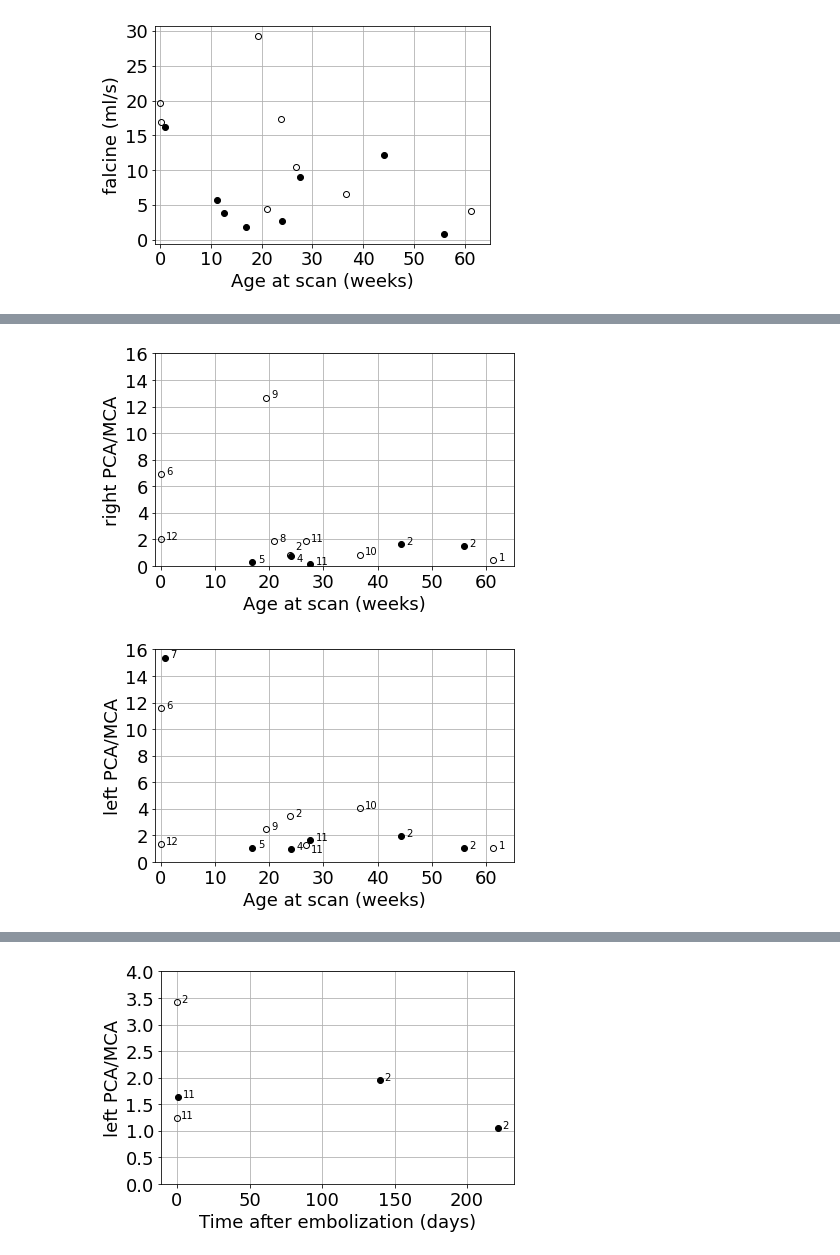
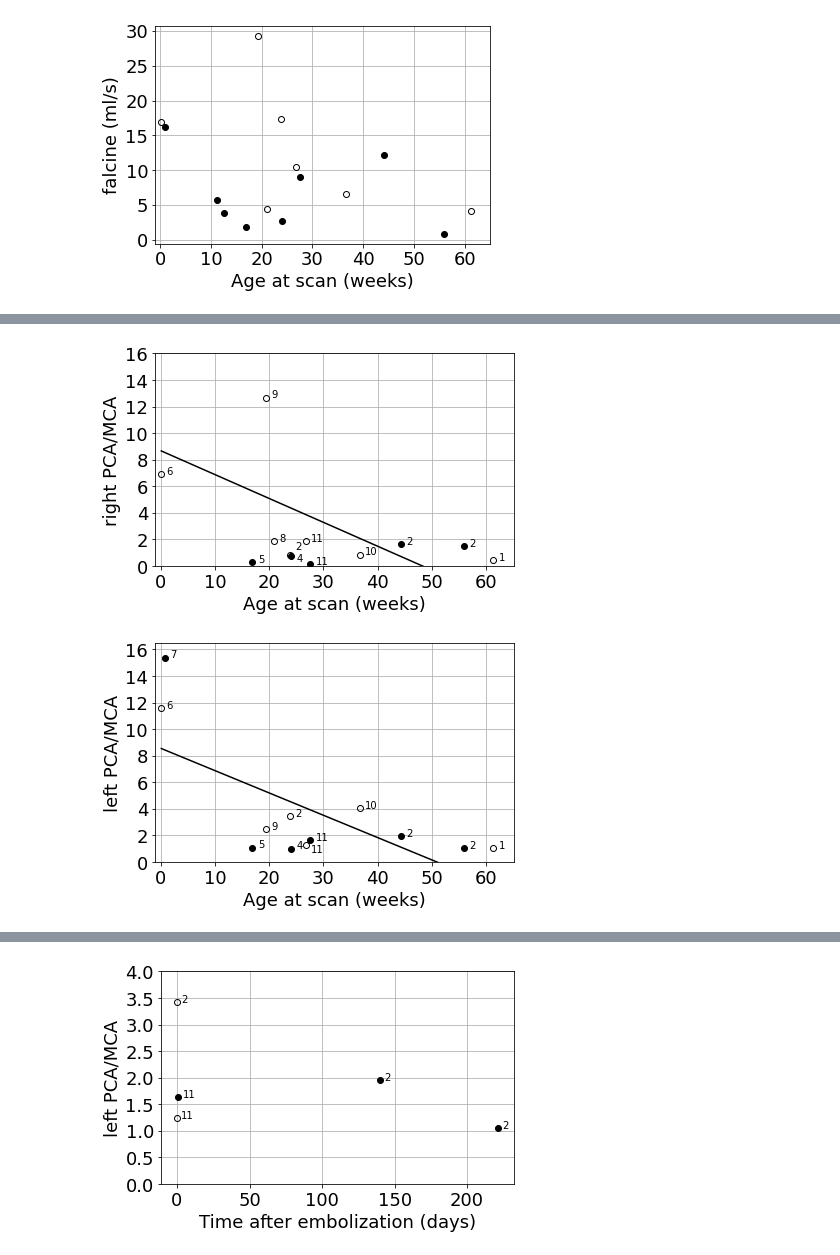
Before and after one commit to dittothat/vogm_4dflow, a Jupyter notebook: VOGM_manuscript_analysis.ipynb, the cells around one changed output, grey strips where cells are left out. Saved outputs shown, nothing was run; the diff lists cells and outputs as text; code cells hidden in the pictures.

```diff
--- a/VOGM_manuscript_analysis.ipynb
+++ b/VOGM_manuscript_analysis.ipynb
@@ -29,11 +34,16 @@ T['SSA'] = T['SS-A']
 T['inflow_ml/min'] = T['Inflow']*60
 T['age_at_scan_weeks'] = T['age_at_scan_months']* (52/12)
 
-# Don't always have SSS from the same technqiue
+# Don't always have SSS from the same technqiue, standardize to 2D PCMRI
 T['SSS'] = T['SSS_pre_2dpcmri']
-T.loc[1, 'SSS'] =  T.loc[1, 'SSS_pre_4dflow']
-T.loc[4, 'SSS'] =  T.loc[4, 'SSS_pre_4dflow']
-T.loc[11, 'SSS'] =  T.loc[11, 'SSS_pre_4dflow']
-T.loc[15, 'SSS'] =  T.loc[15, 'SSS_pre_4dflow']
+
+# Can use the 4D flow to replace missing data, if helpful
+# T.loc[1, 'SSS'] =  T.loc[1, 'SSS_pre_4dflow']
+# T.loc[4, 'SSS'] =  T.loc[4, 'SSS_pre_4dflow']
+# T.loc[11, 'SSS'] =  T.loc[11, 'SSS_pre_4dflow']
+# T.loc[15, 'SSS'] =  T.loc[15, 'SSS_pre_4dflow']
+
+# Drop unsedated subject 12 from further analysis
+T = T[T['ID_N'] != 12]
 
 T = T.reset_index()
@@ -807,11 +848,11 @@ plt.yticks(fontsize=18)
 plt.grid()
 
 # # Trendline
-# T_nan = T.dropna(subset=['SSS']) # This wasn't plotting, becasue of nan in the SSS column
-# d = np.polyfit(T_nan['age_at_scan_weeks'], T_nan['SSS_mlmin'], 1)
-# f = np.poly1d(d)
-# plot_x = [np.min(T_nan['age_at_scan_weeks']), np.max(T_nan['age_at_scan_weeks'])]
-# plt.plot(plot_x, f(plot_x), 'k-')
+T_nan = T.dropna(subset=['R_PCAMCA']) # This wasn't plotting, becasue of nan in the SSS column
+d = np.polyfit(T_nan['age_at_scan_weeks'], T_nan['R_PCAMCA'], 1)
+f = np.poly1d(d)
+plot_x = [np.min(T_nan['age_at_scan_weeks']), np.max(T_nan['age_at_scan_weeks'])]
+plt.plot(plot_x, f(plot_x), 'k-')
 
 # ax = plt.gca()
 # # ax.axhspan(100, 550, xmin=0, xmax=1, alpha=0.2, color='black')
@@ -835,52 +876,45 @@ for i, x in enumerate(T['ID_N']):
 
 fig = plt.gcf()
 plt.tight_layout()
-fig.savefig('fig_rmcamca.png')
+fig.savefig('fig3f_excld12.png')
 # %% [output]
-[figure, old version]
+[figure, new version]
 # %%
 ## LPCMCA versus GA.
 
 # plt.plot(T['age_at_scan_weeks'], T['SSS']*60, 'ko')
 plt.plot(T.loc[T['embo']==0, 'age_at_scan_weeks'], T.loc[T['embo']==0, 'L_PCAMCA'], 'ko', fillstyle='none',)
 plt.plot(T.loc[T['embo']==1, 'age_at_scan_weeks'], T.loc[T['embo']==1, 'L_PCAMCA'], 'ko')
 plt.xlabel('Age at scan (weeks)', fontsize=18)
 plt.ylabel('left PCA/MCA', fontsize=18)
-plt.ylim([0, 16])
+plt.ylim([0, 16.5])
 plt.xlim([-1, 65])
 plt.xticks(fontsize=18)
 plt.yticks(fontsize=18)
 plt.grid()
 
 # # Trendline
-# T_nan = T.dropna(subset=['SSS']) # This wasn't plotting, becasue of nan in the SSS column
-# d = np.polyfit(T_nan['age_at_scan_weeks'], T_nan['SSS_mlmin'], 1)
-# f = np.poly1d(d)
-# plot_x = [np.min(T_nan['age_at_scan_weeks']), np.max(T_nan['age_at_scan_weeks'])]
-# plt.plot(plot_x, f(plot_x), 'k-')
+T_nan = T.dropna(subset=['L_PCAMCA']) # This wasn't plotting, becasue of nan in the SSS column
+d = np.polyfit(T_nan['age_at_scan_weeks'], T_nan['L_PCAMCA'], 1)
+f = np.poly1d(d)
+plot_x = [np.min(T_nan['age_at_scan_weeks']), np.max(T_nan['age_at_scan_weeks'])]
+plt.plot(plot_x, f(plot_x), 'k-')
 
 # ax = plt.gca()
 # # ax.axhspan(100, 550, xmin=0, xmax=1, alpha=0.2, color='black')
 
 # for i, x in enumerate(T['SS-MD']):
 #     plt.annotate('%i' % (i+1), (T['age_at_scan_weeks'][i]+1, (T['SSS'][i]+0.1)*60))
 for i, x in enumerate(T['ID_N']):
     if i == 11: # move it down a bit
         plt.annotate('%i' % x, (T['age_at_scan_weeks'][i]+1, T['L_PCAMCA'][i]-0.5))
     elif x == 11 and i == 11:
         plt.annotate('%i' % x, (T['age_at_scan_weeks'][i]+1, T['L_PCAMCA'][i]))
     else:
         plt.annotate('%i' % x, (T['age_at_scan_weeks'][i]+1, T['L_PCAMCA'][i]))
 
-# # SSS from Can Wu
-# sss_data = pd.read_excel('Vessel Blood Flow Can Wu 2017.xlsx', header=3)
-# # plt.plot(52 * sss_data.loc[sss_data['Age [Y]']<1.6, 'Age [Y]'], 60 * sss_data.loc[sss_data['Age [Y]']<1.6, 'SSS'], 'kx')
-# # plt.xlim([-1, 70])
-# plt.ylim([-20, 450])
-# ax.axhspan(np.min(sss_data.loc[sss_data['Age [Y]']<1.6, 'SSS'])*60, np.max(sss_data.loc[sss_data['Age [Y]']<1.6, 'SSS'])*60, alpha=0.2, color='black')
-
 fig = plt.gcf()
 plt.tight_layout()
-fig.savefig('fig_lmcamca.png')
+fig.savefig('fig3e_excld12.png')
 # %% [output]
-[figure, old version]
+[figure, new version]
```
Also changed, not shown: parts of 20 cells of this notebook.
